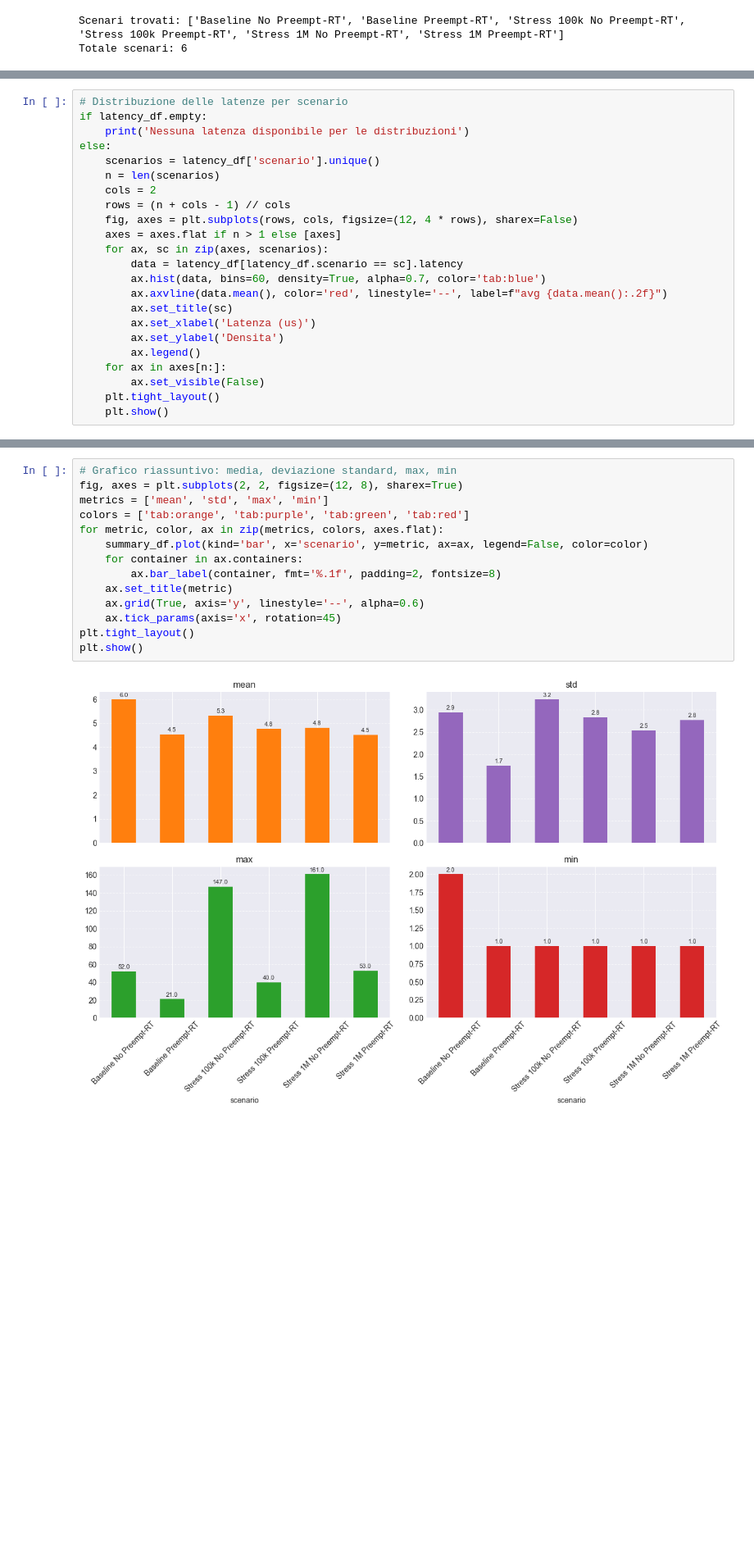
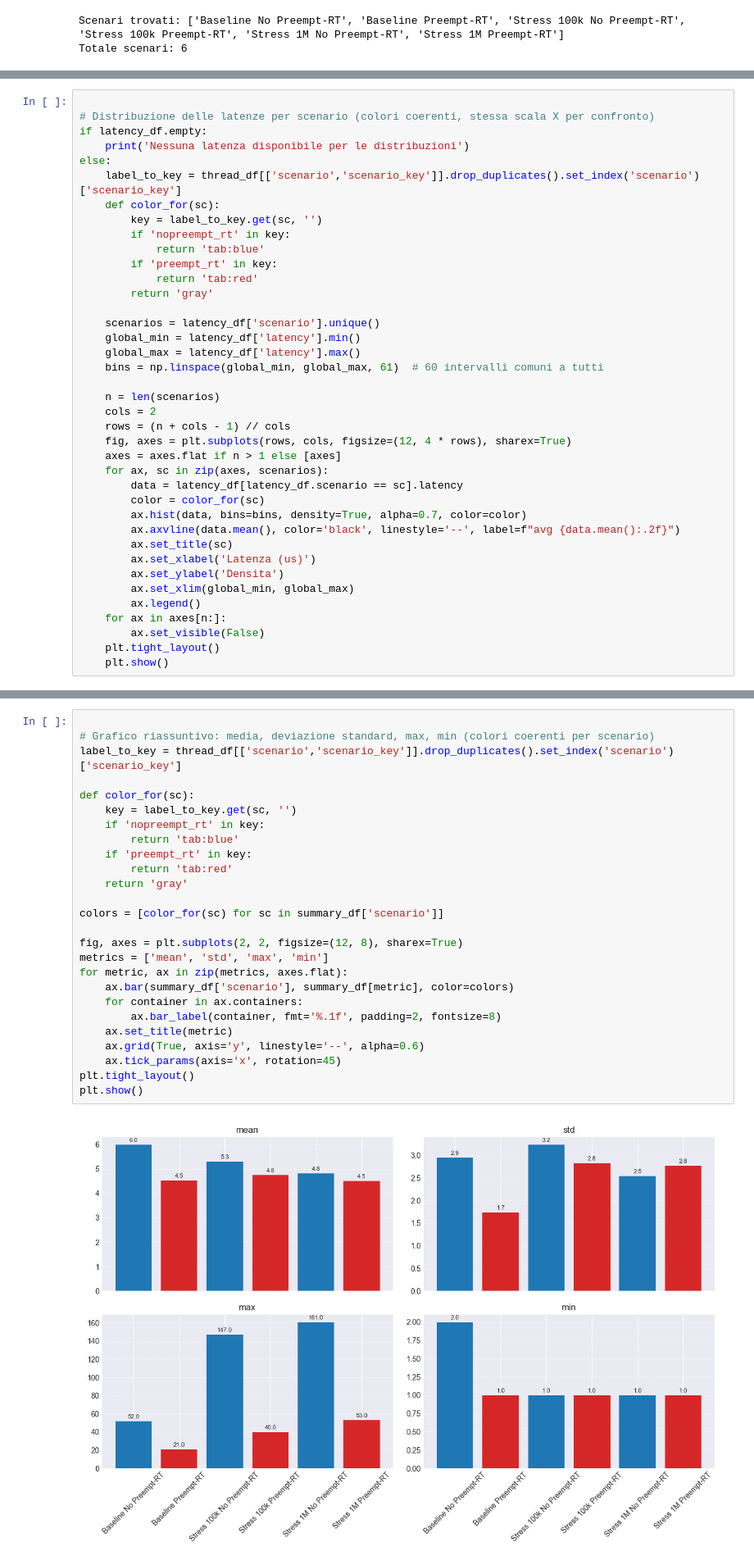
Before and after one commit to samanjot/analisi-preempt-rt, a Jupyter notebook: analisys_def.ipynb, the cells around one changed output, grey strips where cells are left out. Shown at 82% size. Cells and saved outputs as stored; diff of their text form; blank space fills up the shorter version.

```diff
--- a/analisys_def.ipynb
+++ b/analisys_def.ipynb
@@ -176,21 +206,37 @@ else:
 # %%
-# Distribuzione delle latenze per scenario
+
+# Distribuzione delle latenze per scenario (colori coerenti, stessa scala X per confronto)
 if latency_df.empty:
     print('Nessuna latenza disponibile per le distribuzioni')
 else:
+    label_to_key = thread_df[['scenario','scenario_key']].drop_duplicates().set_index('scenario')['scenario_key']
+    def color_for(sc):
+        key = label_to_key.get(sc, '')
+        if 'nopreempt_rt' in key:
+            return 'tab:blue'
+        if 'preempt_rt' in key:
+            return 'tab:red'
+        return 'gray'
+
     scenarios = latency_df['scenario'].unique()
+    global_min = latency_df['latency'].min()
+    global_max = latency_df['latency'].max()
+    bins = np.linspace(global_min, global_max, 61)  # 60 intervalli comuni a tutti
+
     n = len(scenarios)
     cols = 2
     rows = (n + cols - 1) // cols
-    fig, axes = plt.subplots(rows, cols, figsize=(12, 4 * rows), sharex=False)
+    fig, axes = plt.subplots(rows, cols, figsize=(12, 4 * rows), sharex=True)
     axes = axes.flat if n > 1 else [axes]
     for ax, sc in zip(axes, scenarios):
         data = latency_df[latency_df.scenario == sc].latency
-        ax.hist(data, bins=60, density=True, alpha=0.7, color='tab:blue')
-        ax.axvline(data.mean(), color='red', linestyle='--', label=f"avg {data.mean():.2f}")
+        color = color_for(sc)
+        ax.hist(data, bins=bins, density=True, alpha=0.7, color=color)
+        ax.axvline(data.mean(), color='black', linestyle='--', label=f"avg {data.mean():.2f}")
         ax.set_title(sc)
         ax.set_xlabel('Latenza (us)')
         ax.set_ylabel('Densita')
+        ax.set_xlim(global_min, global_max)
         ax.legend()
     for ax in axes[n:]:
         ax.set_visible(False)
@@ -201,16 +247,28 @@ else:
 # %%
-# Grafico riassuntivo: media, deviazione standard, max, min
+
+# Grafico riassuntivo: media, deviazione standard, max, min (colori coerenti per scenario)
+label_to_key = thread_df[['scenario','scenario_key']].drop_duplicates().set_index('scenario')['scenario_key']
+
+def color_for(sc):
+    key = label_to_key.get(sc, '')
+    if 'nopreempt_rt' in key:
+        return 'tab:blue'
+    if 'preempt_rt' in key:
+        return 'tab:red'
+    return 'gray'
+
+colors = [color_for(sc) for sc in summary_df['scenario']]
+
 fig, axes = plt.subplots(2, 2, figsize=(12, 8), sharex=True)
 metrics = ['mean', 'std', 'max', 'min']
-colors = ['tab:orange', 'tab:purple', 'tab:green', 'tab:red']
-for metric, color, ax in zip(metrics, colors, axes.flat):
-    summary_df.plot(kind='bar', x='scenario', y=metric, ax=ax, legend=False, color=color)
+for metric, ax in zip(metrics, axes.flat):
+    ax.bar(summary_df['scenario'], summary_df[metric], color=colors)
     for container in ax.containers:
         ax.bar_label(container, fmt='%.1f', padding=2, fontsize=8)
     ax.set_title(metric)
     ax.grid(True, axis='y', linestyle='--', alpha=0.6)
     ax.tick_params(axis='x', rotation=45)
 plt.tight_layout()
 plt.show()
 # %% [output]
-[figure, old version]
+[figure, new version]
```
Also changed, not shown: parts of 7 cells of this notebook, 1 other file.
